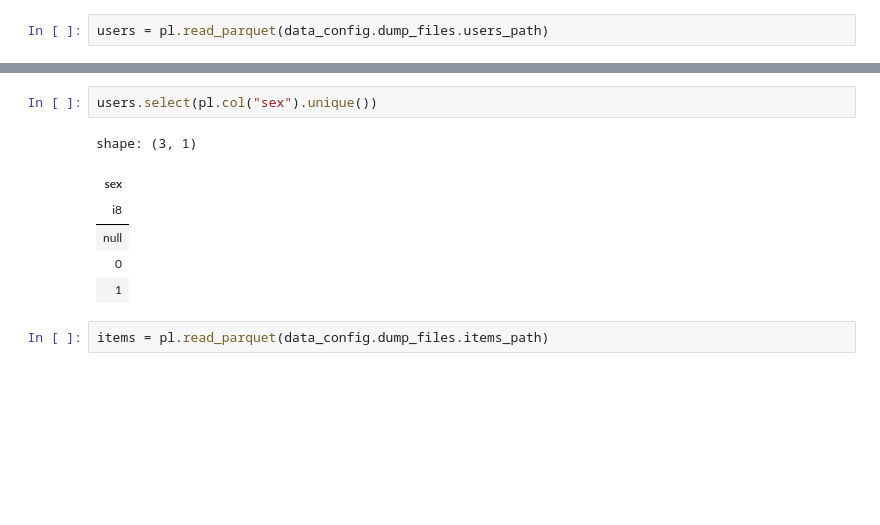
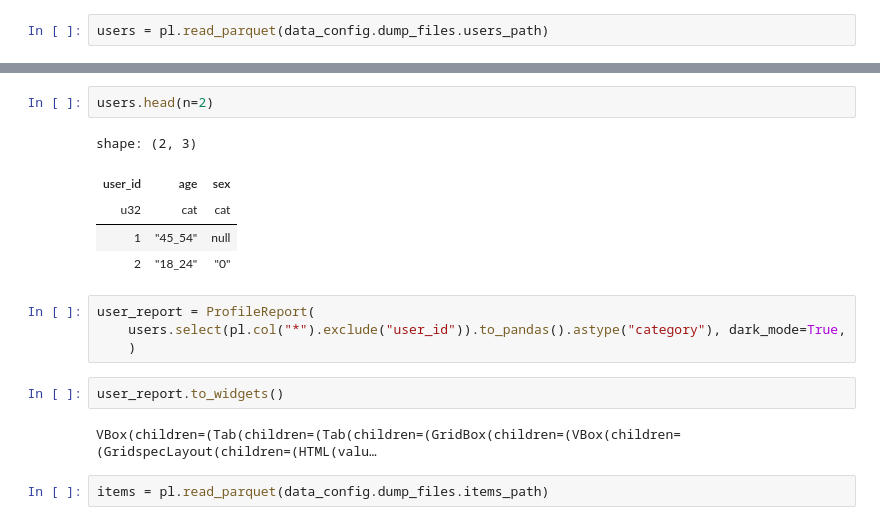
Before and after one commit to KernelA/education-recsys, a Jupyter notebook: eda.ipynb, the cells around one changed output, grey strips where cells are left out. Drawn from its saved outputs; the diff is of its cells as text; blank space fills up the shorter version.

```diff
--- a/eda.ipynb
+++ b/eda.ipynb
@@ -61,12 +35,19 @@ shape: (7, 1)
-# %%
-users.select(pl.col("sex").unique())
-# %% [output]
-shape: (3, 1)
-| sex |
-| i8 |
-| null |
-| 0 |
-| 1 |
+# %%
+users.head(n=2)
+# %% [output]
+shape: (2, 3)
+| user_id | age | sex |
+| u32 | cat | cat |
+| 1 | "45_54" | null |
+| 2 | "18_24" | "0" |
+# %%
+user_report = ProfileReport(
+    users.select(pl.col("*").exclude("user_id")).to_pandas().astype("category"), dark_mode=True,
+    )
+# %%
+user_report.to_widgets()
+# %% [output]
+VBox(children=(Tab(children=(Tab(children=(GridBox(children=(VBox(children=(GridspecLayout(children=(HTML(valu…
 # %%
 items = pl.read_parquet(data_config.dump_files.items_path)
 # %%
```
Also changed, not shown: parts of 46 cells of this notebook, 31 other files.
